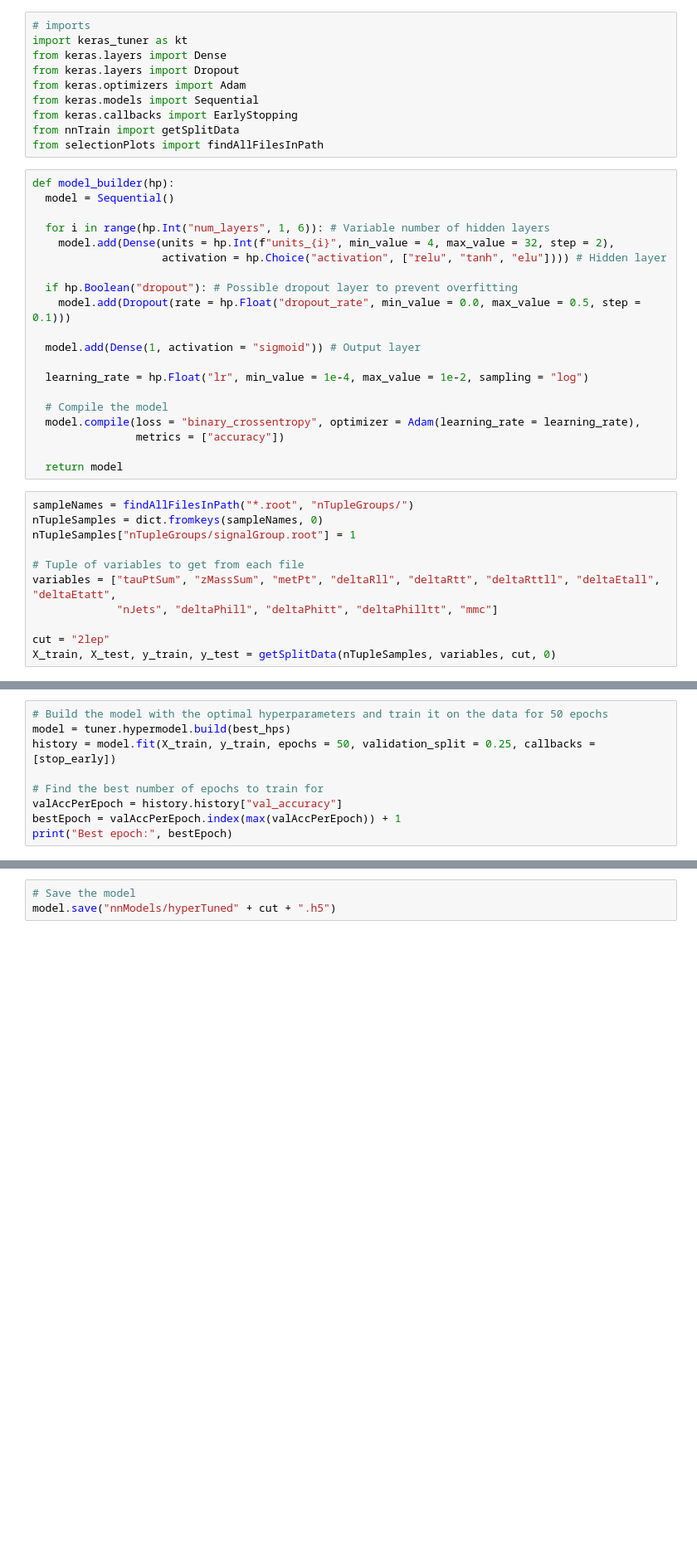
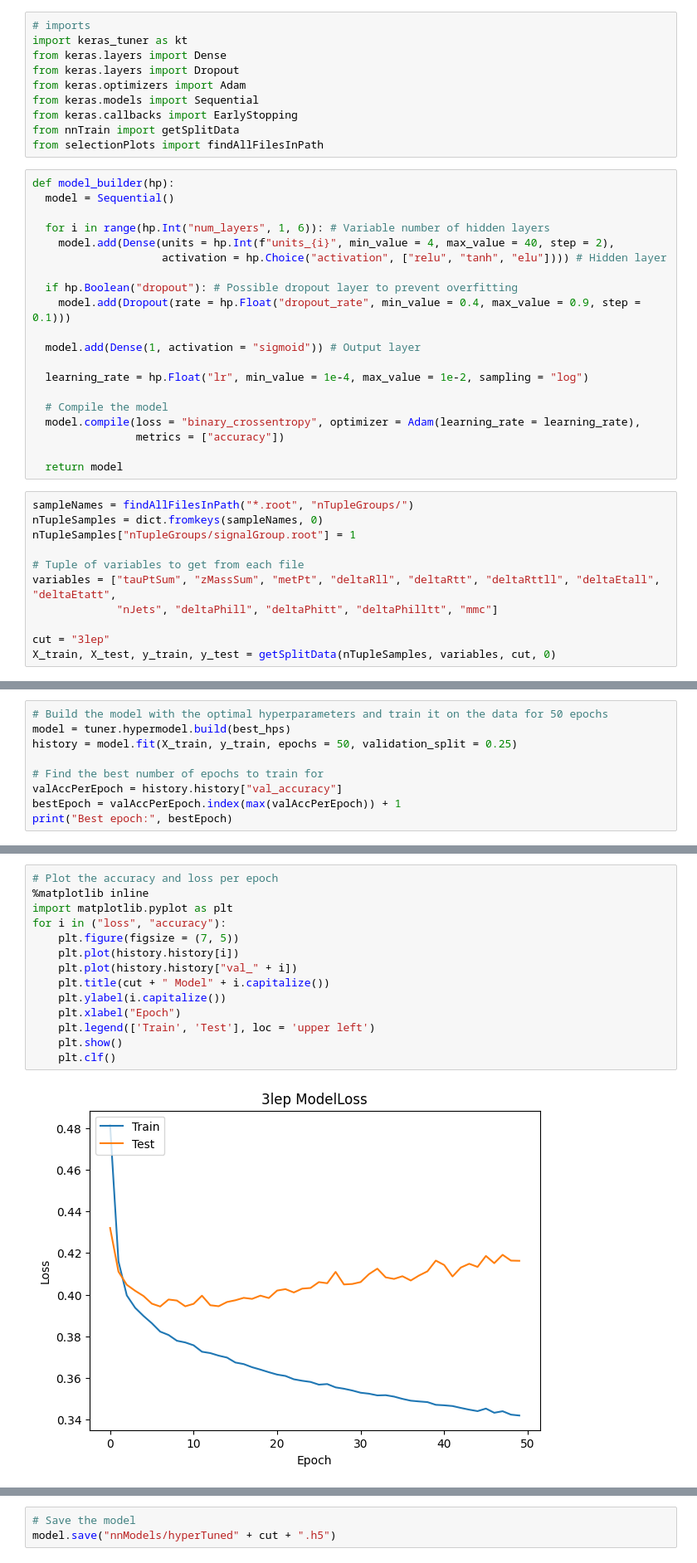
Before and after one commit to GeorgeCocks-01/4th-year-project, a Jupyter notebook: hyperTuning.ipynb, the cells around one changed output, grey strips where cells are left out. Shown: that part at 83% size. Drawn from its saved outputs; the diff is of its cells as text; blank space fills up the shorter version.

Commit message:
Changed some tuning values. Added in plots of training accuracy and loss. Added in ability to save models

```diff
--- a/hyperTuning.ipynb
+++ b/hyperTuning.ipynb
@@ -13,11 +13,11 @@ def model_builder(hp):
   model = Sequential()
 
   for i in range(hp.Int("num_layers", 1, 6)): # Variable number of hidden layers
-    model.add(Dense(units = hp.Int(f"units_{i}", min_value = 4, max_value = 32, step = 2),
+    model.add(Dense(units = hp.Int(f"units_{i}", min_value = 4, max_value = 40, step = 2),
                     activation = hp.Choice("activation", ["relu", "tanh", "elu"]))) # Hidden layer
 
   if hp.Boolean("dropout"): # Possible dropout layer to prevent overfitting
-    model.add(Dropout(rate = hp.Float("dropout_rate", min_value = 0.0, max_value = 0.5, step = 0.1)))
+    model.add(Dropout(rate = hp.Float("dropout_rate", min_value = 0.4, max_value = 0.9, step = 0.1)))
 
   model.add(Dense(1, activation = "sigmoid")) # Output layer
 
@@ -37,7 +37,7 @@ nTupleSamples["nTupleGroups/signalGroup.root"] = 1
 variables = ["tauPtSum", "zMassSum", "metPt", "deltaRll", "deltaRtt", "deltaRttll", "deltaEtall", "deltaEtatt",
              "nJets", "deltaPhill", "deltaPhitt", "deltaPhilltt", "mmc"]
 
-cut = "2lep"
+cut = "3lep"
 X_train, X_test, y_train, y_test = getSplitData(nTupleSamples, variables, cut, 0)
 # %%
 # Create the tuner
@@ -102,7 +88,7 @@ NameError: name 'tuner' is not defined
 # %%
 # Build the model with the optimal hyperparameters and train it on the data for 50 epochs
 model = tuner.hypermodel.build(best_hps)
-history = model.fit(X_train, y_train, epochs = 50, validation_split = 0.25, callbacks = [stop_early])
+history = model.fit(X_train, y_train, epochs = 50, validation_split = 0.25)
 
 # Find the best number of epochs to train for
 valAccPerEpoch = history.history["val_accuracy"]
@@ -110,0 +115,16 @@ print("Best epoch:", bestEpoch)
+# %%
+# Plot the accuracy and loss per epoch
+%matplotlib inline
+import matplotlib.pyplot as plt
+for i in ("loss", "accuracy"):
+    plt.figure(figsize = (7, 5))
+    plt.plot(history.history[i])
+    plt.plot(history.history["val_" + i])
+    plt.title(cut + " Model" + i.capitalize())
+    plt.ylabel(i.capitalize())
+    plt.xlabel("Epoch")
+    plt.legend(['Train', 'Test'], loc = 'upper left')
+    plt.show()
+    plt.clf()
+# %% [output]
+[figure, added]
```
Also changed, not shown: parts of 6 cells of this notebook.
